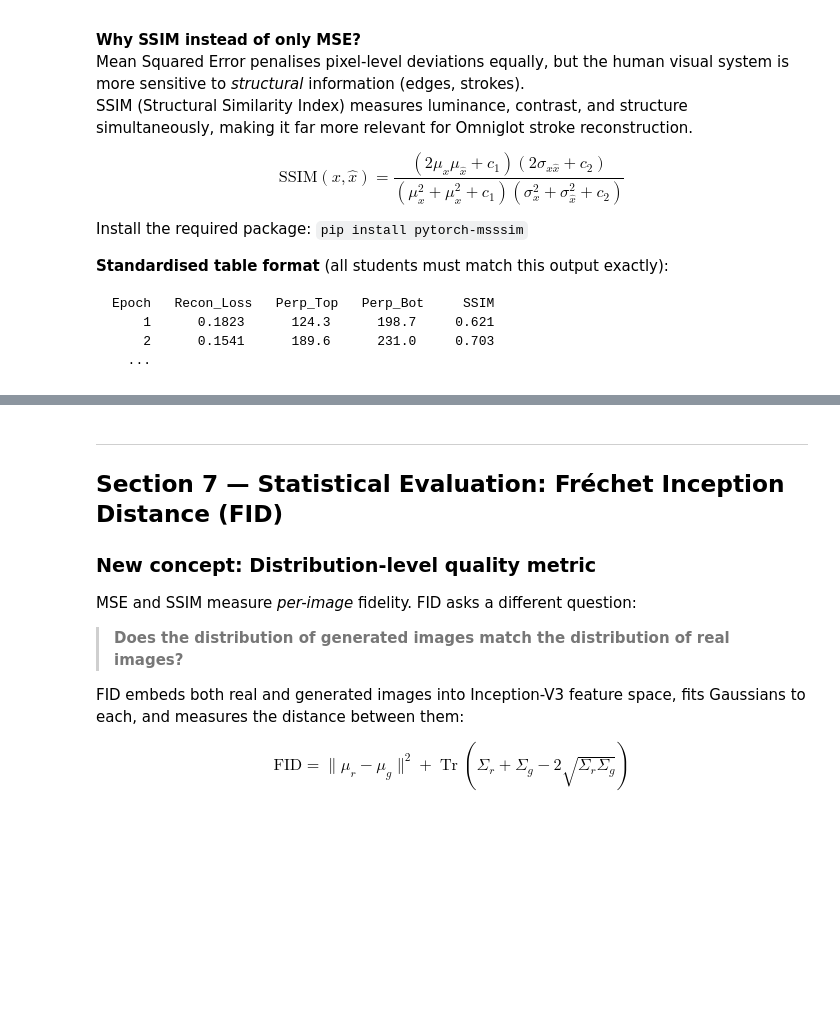
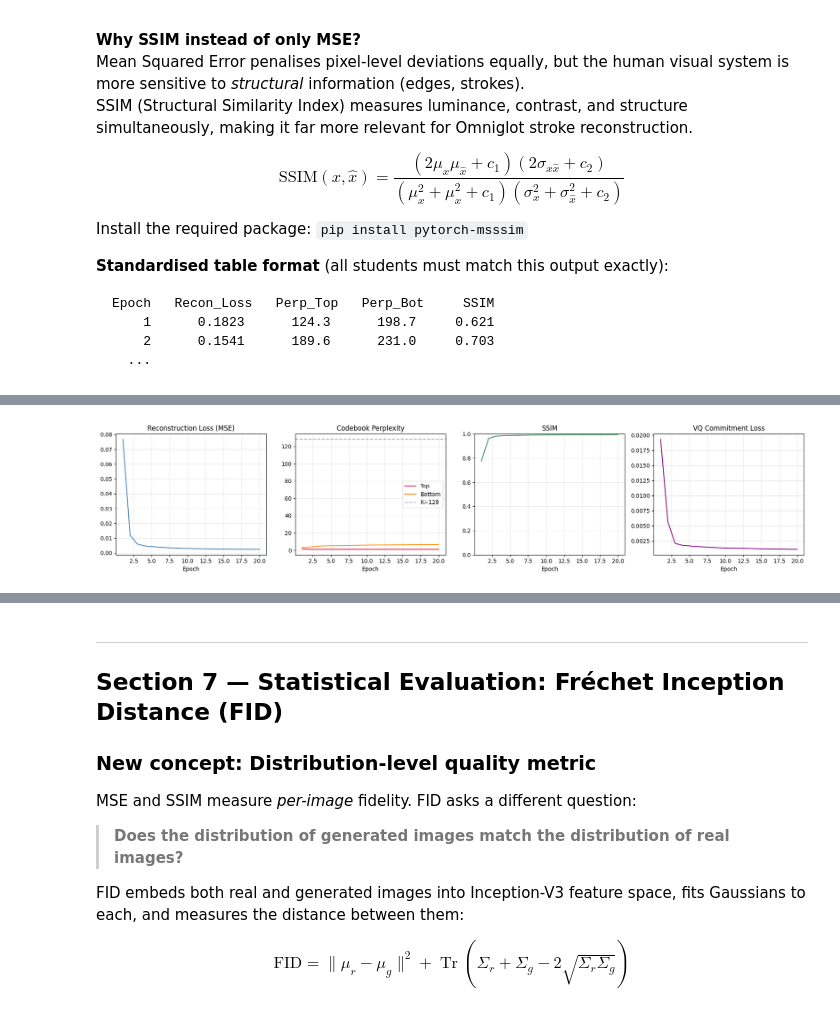
Before and after one commit to ShayanSalehi81/DeepLearning, a Jupyter notebook: HW4/Practicals/P3_VQVAE.ipynb, the cells around one changed output, grey strips where cells are left out. Cells and saved outputs as stored; diff of their text form; code cells hidden in the pictures; blank space fills up the shorter version.

```diff
--- a/HW4/Practicals/P3_VQVAE.ipynb
+++ b/HW4/Practicals/P3_VQVAE.ipynb
@@ -631,7 +718,52 @@ history = []
 print(f"{'Epoch':>6}  {'Recon_Loss':>11}  {'Perp_Top':>9}  {'Perp_Bot':>9}  {'SSIM':>7}")
 print('-' * 55)
 
-# TODO: write the training loop here
+for epoch in range(1, NUM_EPOCHS + 1):
+    model.train()
+    recon_sum = vq_sum = pt_sum = pb_sum = ssim_sum = 0.0
+    n_batches = 0
+    for imgs, _ in train_loader:
+        imgs = imgs.to(device)
+
+        vq_loss, recon, pt, pb = model(imgs)
+        recon_loss = F.mse_loss(recon, imgs)
+        loss = recon_loss + vq_loss
+
+        optimizer.zero_grad()
+        loss.backward()
+        torch.nn.utils.clip_grad_norm_(model.parameters(), max_norm=1.0)
+        optimizer.step()
+
+        with torch.no_grad():
+            imgs01  = (imgs.clamp(-1, 1) + 1) / 2
+            recon01 = (recon.clamp(-1, 1) + 1) / 2
+            ssim_val = compute_ssim(recon01, imgs01, data_range=1.0, size_average=True)
+
+        recon_sum += recon_loss.item()
+        vq_sum    += vq_loss.item()
+        pt_sum    += pt.item()
+        pb_sum    += pb.item()
+        ssim_sum  += ssim_val.item()
+        n_batches += 1
+
+    scheduler.step()
+
+    recon_avg = recon_sum / n_batches
+    vq_avg    = vq_sum / n_batches
+    pt_avg    = pt_sum / n_batches
+    pb_avg    = pb_sum / n_batches
+    ssim_avg  = ssim_sum / n_batches
+
+    history.append({
+        'Epoch': epoch,
+        'Recon_Loss': recon_avg,
+        'VQ_Loss': vq_avg,
+        'Perp_Top': pt_avg,
+        'Perp_Bot': pb_avg,
+        'SSIM': ssim_avg,
+    })
+
+    print(f"{epoch:>6}  {recon_avg:>11.4f}  {pt_avg:>9.1f}  {pb_avg:>9.1f}  {ssim_avg:>7.3f}")
 
 
 history_df = pd.DataFrame(history)
@@ -643,6 +775,31 @@ history_df = pd.DataFrame(history)
 #   4. VQ Commitment Loss         — purple
 # All axes: xlabel='Epoch', grid(alpha=0.3)
 
+K_ref = model.vq_t.K
+fig, axes = plt.subplots(1, 4, figsize=(18, 4))
+ep = history_df['Epoch']
+
+axes[0].plot(ep, history_df['Recon_Loss'], color='steelblue')
+axes[0].set_title('Reconstruction Loss (MSE)')
+axes[0].set_xlabel('Epoch'); axes[0].grid(alpha=0.3)
+
+axes[1].plot(ep, history_df['Perp_Top'], color='crimson', label='Top')
+axes[1].plot(ep, history_df['Perp_Bot'], color='darkorange', label='Bottom')
+axes[1].axhline(K_ref, ls='--', color='gray', alpha=0.7, label=f'K={K_ref}')
+axes[1].set_title('Codebook Perplexity')
+axes[1].set_xlabel('Epoch'); axes[1].legend(); axes[1].grid(alpha=0.3)
+
+axes[2].plot(ep, history_df['SSIM'], color='seagreen')
+axes[2].set_ylim(0, 1)
+axes[2].set_title('SSIM')
+axes[2].set_xlabel('Epoch'); axes[2].grid(alpha=0.3)
+
+axes[3].plot(ep, history_df['VQ_Loss'], color='purple')
+axes[3].set_title('VQ Commitment Loss')
+axes[3].set_xlabel('Epoch'); axes[3].grid(alpha=0.3)
+
+plt.tight_layout(); plt.show()
+
 
 # TODO: Visual reconstruction check
 # - Evaluate model on first 8 images from train_loader (model.eval(), torch.no_grad())
@@ -650,3 +807,23 @@ history_df = pd.DataFrame(history)
 # - Use cmap='gray', vmin=-1, vmax=1
 # - Label left column: 'Original' and 'Recon'
 # - suptitle: f'Epoch {NUM_EPOCHS} Reconstructions'
+
+model.eval()
+with torch.no_grad():
+    sample_imgs, _ = next(iter(train_loader))
+    sample_imgs = sample_imgs[:8].to(device)
+    _, sample_recon, _, _ = model(sample_imgs)
+sample_imgs  = sample_imgs.cpu()
+sample_recon = sample_recon.cpu()
+
+fig, axes = plt.subplots(2, 8, figsize=(16, 4))
+for i in range(8):
+    axes[0, i].imshow(sample_imgs[i].squeeze(),  cmap='gray', vmin=-1, vmax=1)
+    axes[1, i].imshow(sample_recon[i].squeeze(), cmap='gray', vmin=-1, vmax=1)
+    for r in range(2):
+        axes[r, i].set_xticks([]); axes[r, i].set_yticks([])
+axes[0, 0].set_ylabel('Original')
+axes[1, 0].set_ylabel('Recon')
+plt.suptitle(f'Epoch {NUM_EPOCHS} Reconstructions')
+plt.tight_layout(); plt.show()
+# %% [output]
@@ -652,0 +847 @@ history_df = pd.DataFrame(history)
+[figure, added]
```
Also changed, not shown: parts of 18 cells of this notebook, 16 other files.
